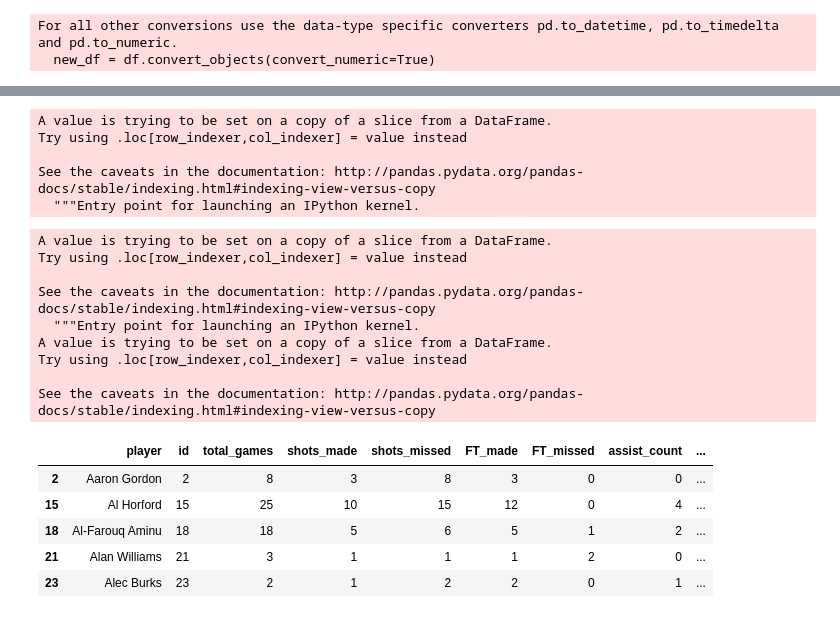
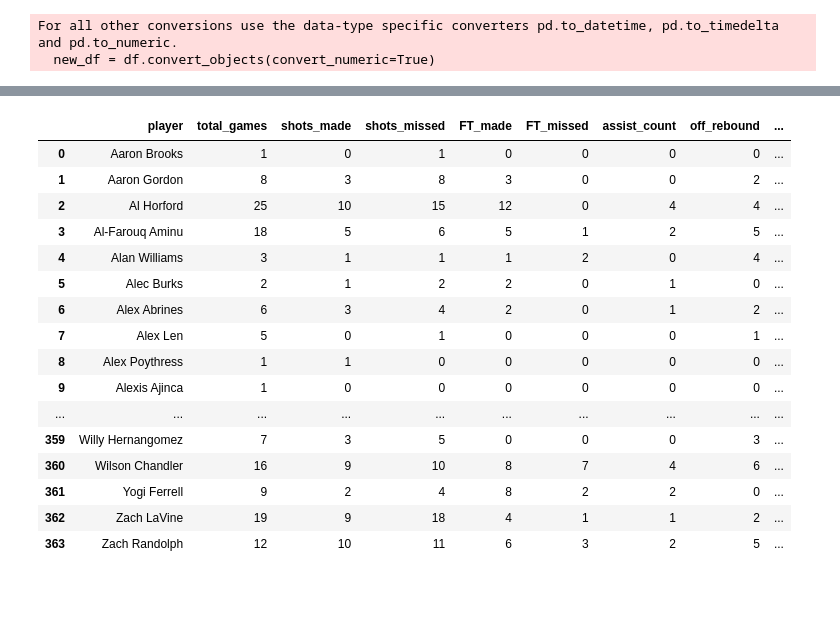
Before and after one commit to deepakchandi/clutch-baller, a Jupyter notebook: all_data.ipynb, the cells around one changed output, grey strips where cells are left out. Saved outputs shown, nothing was run; the diff lists cells and outputs as text; code cells hidden in the pictures; blank space fills up the shorter version.

```diff
--- a/all_data.ipynb
+++ b/all_data.ipynb
@@ -281,0 +224,2 @@ memory usage: 31.1+ KB
+# %%
+full_clutch_stats_test.fillna(0, inplace=True)
@@ -281,0 +246,2 @@ memory usage: 31.1+ KB
+# %%
+full_clutch_stats_test = full_clutch_stats_test[(full_clutch_stats_test['total_games']>0)]
@@ -290,30 +283,25 @@ See the caveats in the documentation: http://pandas.pydata.org/pandas-docs/stabl
 # %%
-full_clutch_stats_test['league_avg'] = full_clutch_stats_test['shooting%'].mean()
+full_clutch_stats_test['league_avg'] = round(((full_clutch_stats_test['shots_made']/full_clutch_stats_test['total_shots']).mean())*100,1)
-# %% [output]
-A value is trying to be set on a copy of a slice from a DataFrame.
-Try using .loc[row_indexer,col_indexer] = value instead
-
-See the caveats in the documentation: http://pandas.pydata.org/pandas-docs/stable/indexing.html#indexing-view-versus-copy
-  """Entry point for launching an IPython kernel.
 # %%
-full_clutch_stats_test['total_shots'] =full_clutch_stats_test['shots_made']+full_clutch_stats_test['shots_missed']
-full_clutch_stats_test['is_clutch'] = (full_clutch_stats_test['shooting%'] > full_clutch_stats_test['league_avg']) & (full_clutch_stats_test['total_shots']>20)
+# full_clutch_stats_test['total_shots'] =full_clutch_stats_test['shots_made']+full_clutch_stats_test['shots_missed']
+full_clutch_stats_test['is_clutch'] = ((full_clutch_stats_test['shooting%'] ) > full_clutch_stats_test['league_avg']) & (full_clutch_stats_test['total_shots']>20)
-# %% [output]
-A value is trying to be set on a copy of a slice from a DataFrame.
-Try using .loc[row_indexer,col_indexer] = value instead
-
-See the caveats in the documentation: http://pandas.pydata.org/pandas-docs/stable/indexing.html#indexing-view-versus-copy
-  """Entry point for launching an IPython kernel.
-A value is trying to be set on a copy of a slice from a DataFrame.
-Try using .loc[row_indexer,col_indexer] = value instead
-
-See the caveats in the documentation: http://pandas.pydata.org/pandas-docs/stable/indexing.html#indexing-view-versus-copy
 # %%
-full_clutch_stats_test.head()
+full_clutch_stats_test
 # %% [output]
-|  | player | id | total_games | shots_made | shots_missed | FT_made | FT_missed | assist_count | ... |
-| 2 | Aaron Gordon | 2 | 8 | 3 | 8 | 3 | 0 | 0 | ... |
-| 15 | Al Horford | 15 | 25 | 10 | 15 | 12 | 0 | 4 | ... |
-| 18 | Al-Farouq Aminu | 18 | 18 | 5 | 6 | 5 | 1 | 2 | ... |
-| 21 | Alan Williams | 21 | 3 | 1 | 1 | 1 | 2 | 0 | ... |
-| 23 | Alec Burks | 23 | 2 | 1 | 2 | 2 | 0 | 1 | ... |
+|  | player | total_games | shots_made | shots_missed | FT_made | FT_missed | assist_count | off_rebound | ... |
+| 0 | Aaron Brooks | 1 | 0 | 1 | 0 | 0 | 0 | 0 | ... |
+| 1 | Aaron Gordon | 8 | 3 | 8 | 3 | 0 | 0 | 2 | ... |
+| 2 | Al Horford | 25 | 10 | 15 | 12 | 0 | 4 | 4 | ... |
+| 3 | Al-Farouq Aminu | 18 | 5 | 6 | 5 | 1 | 2 | 5 | ... |
+| 4 | Alan Williams | 3 | 1 | 1 | 1 | 2 | 0 | 4 | ... |
+| 5 | Alec Burks | 2 | 1 | 2 | 2 | 0 | 1 | 0 | ... |
+| 6 | Alex Abrines | 6 | 3 | 4 | 2 | 0 | 1 | 2 | ... |
+| 7 | Alex Len | 5 | 0 | 1 | 0 | 0 | 0 | 1 | ... |
+| 8 | Alex Poythress | 1 | 1 | 0 | 0 | 0 | 0 | 0 | ... |
+| 9 | Alexis Ajinca | 1 | 0 | 0 | 0 | 0 | 0 | 0 | ... |
+| ... | ... | ... | ... | ... | ... | ... | ... | ... | ... |
+| 359 | Willy Hernangomez | 7 | 3 | 5 | 0 | 0 | 0 | 3 | ... |
+| 360 | Wilson Chandler | 16 | 9 | 10 | 8 | 7 | 4 | 6 | ... |
+| 361 | Yogi Ferrell | 9 | 2 | 4 | 8 | 2 | 2 | 0 | ... |
+| 362 | Zach LaVine | 19 | 9 | 18 | 4 | 1 | 1 | 2 | ... |
+| 363 | Zach Randolph | 12 | 10 | 11 | 6 | 3 | 2 | 5 | ... |
```
Also changed, not shown: parts of 42 cells of this notebook, 1 other file.
